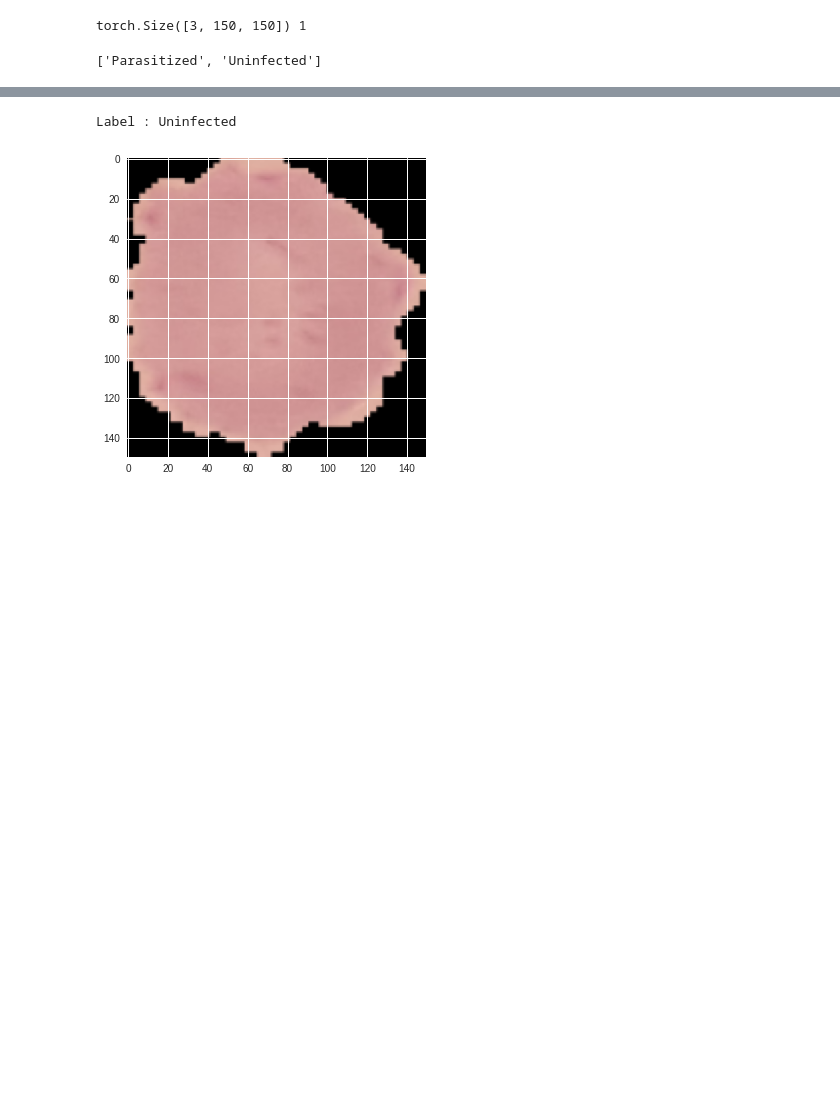
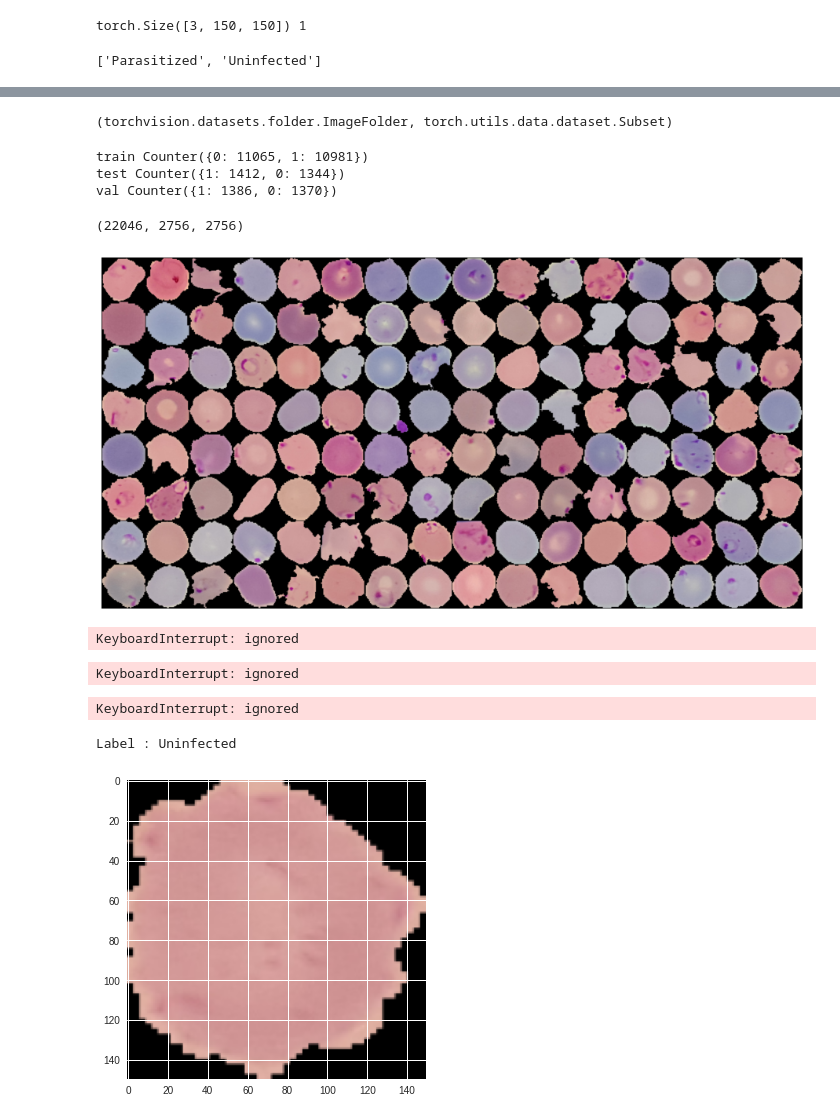
Before and after one commit to PritishWadhwa/DL-Assignments, a Jupyter notebook: Assignment2/Ques1/CNN_dlAssignment.ipynb, the cells around one changed output, grey strips where cells are left out. Cells and saved outputs as stored; diff of their text form; code cells hidden in the pictures; blank space fills up the shorter version.

```diff
--- a/Assignment2/Ques1/CNN_dlAssignment.ipynb
+++ b/Assignment2/Ques1/CNN_dlAssignment.ipynb
@@ -111,0 +88,42 @@ dataset.classes
+# %%
+trainSize = int(0.8*len(dataset))
+valSize = (len(dataset) - trainSize)//2
+testSize = len(dataset) - trainSize - valSize
+# %%
+trainData, valData, testData = random_split(dataset, [trainSize, valSize, testSize])
+# %%
+type(dataset), type(trainData)
+# %% [output]
+(torchvision.datasets.folder.ImageFolder, torch.utils.data.dataset.Subset)
+# %%
+trainClasses = [dataset.targets[i] for i in (trainData.indices)]
+print('train', Counter(trainClasses))
+testClasses = [dataset.targets[i] for i in (testData.indices)]
+print('test', Counter(testClasses))
+valClasses = [dataset.targets[i] for i in (valData.indices)]
+print('val', Counter(valClasses))
+# %% [output]
+train Counter({0: 11065, 1: 10981})
+test Counter({1: 1412, 0: 1344})
+val Counter({1: 1386, 0: 1370})
+# %%
+len(trainData), len(valData), len(testData)
+# %% [output]
+(22046, 2756, 2756)
+# %%
+trainDataLoader = DataLoader(trainData, 128, shuffle = True, num_workers = 2, pin_memory = True)
+testDataLoader = DataLoader(testData, 128, shuffle = True, num_workers = 2, pin_memory = True)
+valDataLoader = DataLoader(valData, 128, shuffle = True, num_workers = 2, pin_memory = True)
+# %%
+def show_batch(dl):
+    """Plot images grid of single batch"""
+    for images, labels in (dl):
+        fig,ax = plt.subplots(figsize = (16,12))
+        ax.set_xticks([])
+        ax.set_yticks([])
+        ax.imshow(make_grid(images,nrow=16).permute(1,2,0))
+        break
+# %%
+show_batch(trainDataLoader)
+# %% [output]
+[figure, added]
@@ -111,0 +139,20 @@ dataset.classes
+# %%
+testLabels = 0
+for i in tqdm(testData):
+    testLabels += i[1]
+testLabels
+# %% [output]
+KeyboardInterrupt: ignored
+# %%
+trainLabels = 0
+valLabels = 0
+testLabels = 0
+for i in tqdm(trainData):
+    trainLabels += i[1]
+for i in valData:
+    valLabels += i[1]
+for i in testData:
+    testLabels += i[1]
+trainLabels, valLabels, testLabels
+# %% [output]
+KeyboardInterrupt: ignored
@@ -112,3 +161,9 @@ dataset.classes
+# %%
+trainLabels = 0
+for step, (x, y) in tqdm(enumerate(trainLoader)):
+    trainLabels += y
+# %% [output]
+KeyboardInterrupt: ignored
 # %%
 def display_img(img,label):
     print(f"Label : {dataset.classes[label]}")
```
Also changed, not shown: parts of 8 cells of this notebook.
